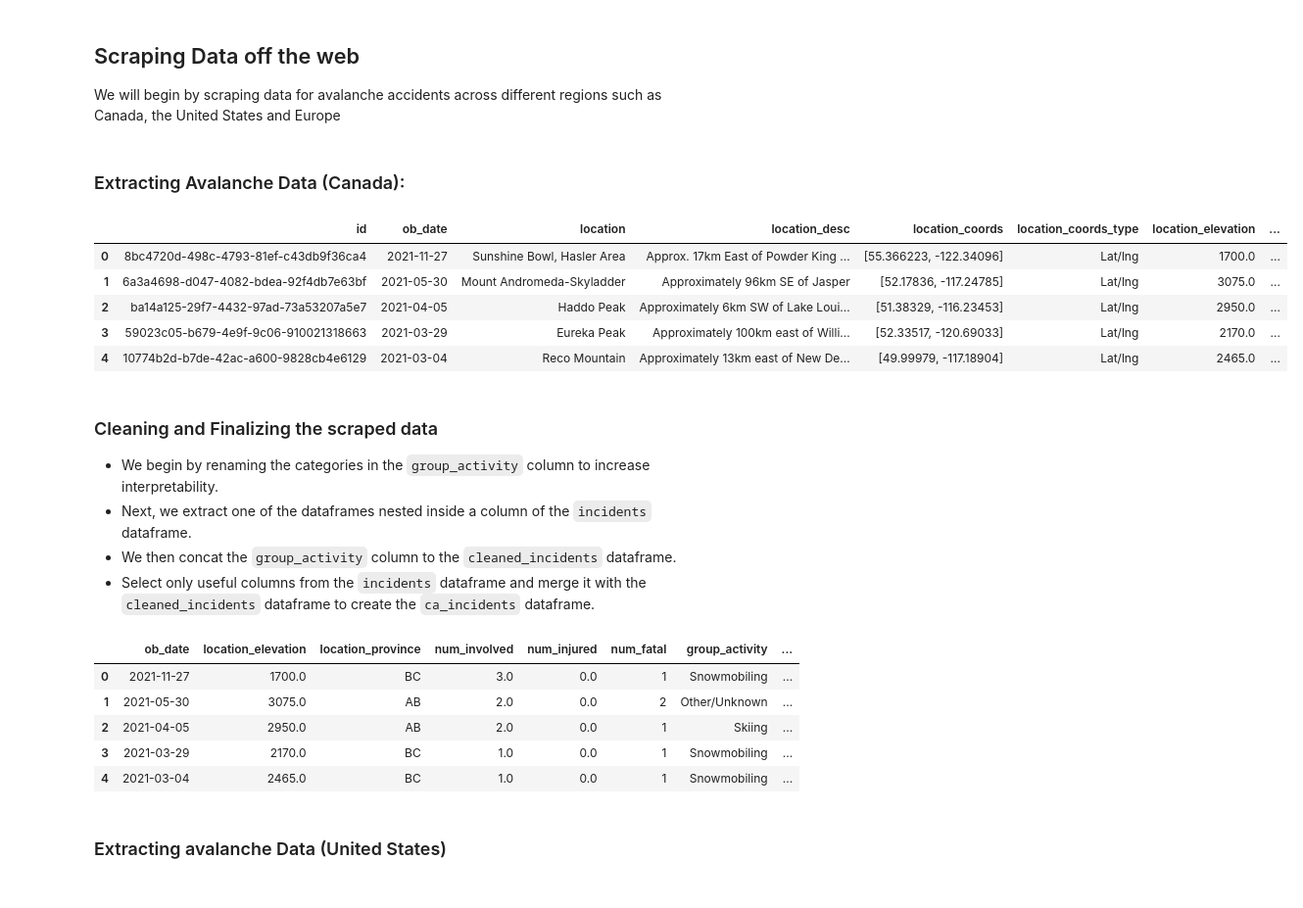
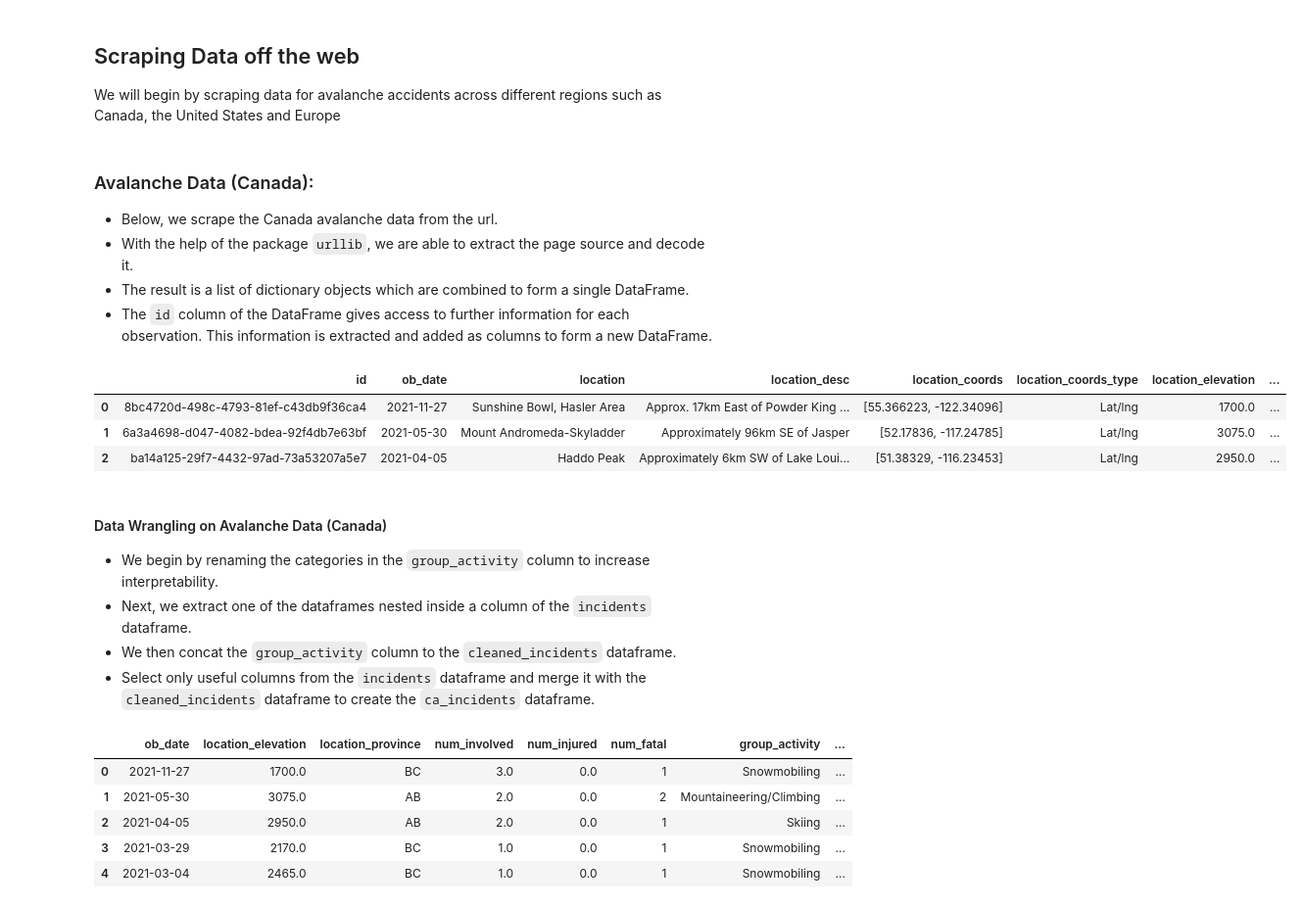
Before and after one commit to omertahi/avalanche_accidents, a Jupyter notebook: Project.ipynb, the cells around one changed output. Shown at 98% size. Cells and saved outputs as stored; diff of their text form; code cells hidden in the pictures.

```diff
--- a/Project.ipynb
+++ b/Project.ipynb
@@ -36,38 +36,56 @@ from itertools import chain
 
 We will begin by scraping data for avalanche accidents across different regions such as Canada, the United States and Europe
 # %% [markdown]
-### Extracting Avalanche Data (Canada):
+### Avalanche Data (Canada):
+
+* Below, we scrape the Canada avalanche data from the url.
+* With the help of the package `urllib`, we are able to extract the page source and decode it.
+* The result is a list of dictionary objects which are combined to form a single DataFrame.
+* The `id` column of the DataFrame gives access to further information for each observation. This information is extracted and added as columns to form a new DataFrame.
 # %%
+# Incidents
+url = "http://incidents.avalanche.ca/public/incidents/?format=json"
+req = urllib.request.Request(url)
+
+with urllib.request.urlopen(req) as response:
+    result = json.loads(response.read().decode('utf-8'))
+incident_list = result["results"]
+
+while (result["next"] != None):
+    req = urllib.request.Request(result["next"])
+    with urllib.request.urlopen(req) as response:
+        result = json.loads(response.read().decode('utf-8'))
+    incident_list = incident_list + result["results"]
+incidents_brief = pd.DataFrame.from_dict(incident_list,orient="columns")
+
 # We can get more information about these incidents e.g. "https://www.avalanche.ca/incidents/37d909e4-c6de-43f1-8416-57a34cd48255"
 # this information is also available through the API
 def get_incident_details(id):
     url = "http://incidents.avalanche.ca/public/incidents/{}?format=json".format(id)
     req = urllib.request.Request(url)
     with urllib.request.urlopen(req) as response:
         result = json.loads(response.read().decode('utf-8'))
     return(result)
 
 incidentsfile = "https://datascience.quantecon.org/assets/data/avalanche_incidents.csv"
 
 # To avoid loading the avalanche Canada servers, we save the incident details locally.
 if (not os.path.isfile(incidentsfile)):
     incident_detail_list = incidents_brief.id.apply(get_incident_details).to_list()
     incidents = pd.DataFrame.from_dict(incident_detail_list, orient="columns")
     incidents.to_csv(incidentsfile)
 else:
     incidents = pd.read_csv(incidentsfile)
 
 with pd.option_context('display.max_rows', None, 'display.max_columns', None):
-  display(incidents.head())
+    display(incidents.head(3))
 # %% [output]
 |  | id | ob_date | location | location_desc | location_coords | location_coords_type | location_elevation | ... |
 | 0 | 8bc4720d-498c-4793-81ef-c43db9f36ca4 | 2021-11-27 | Sunshine Bowl, Hasler Area | Approx. 17km East of Powder King ... | [55.366223, -122.34096] | Lat/lng | 1700.0 | ... |
 | 1 | 6a3a4698-d047-4082-bdea-92f4db7e63bf | 2021-05-30 | Mount Andromeda-Skyladder | Approximately 96km SE of Jasper | [52.17836, -117.24785] | Lat/lng | 3075.0 | ... |
 | 2 | ba14a125-29f7-4432-97ad-73a53207a5e7 | 2021-04-05 | Haddo Peak | Approximately 6km SW of Lake Loui... | [51.38329, -116.23453] | Lat/lng | 2950.0 | ... |
-| 3 | 59023c05-b679-4e9f-9c06-910021318663 | 2021-03-29 | Eureka Peak | Approximately 100km east of Willi... | [52.33517, -120.69033] | Lat/lng | 2170.0 | ... |
-| 4 | 10774b2d-b7de-42ac-a600-9828cb4e6129 | 2021-03-04 | Reco Mountain | Approximately 13km east of New De... | [49.99979, -117.18904] | Lat/lng | 2465.0 | ... |
 # %% [markdown]
-### Cleaning and Finalizing the scraped data
+#### Data Wrangling on Avalanche Data (Canada)
 
 * We begin by renaming the categories in the `group_activity` column to increase interpretability.
 * Next, we extract one of the dataframes nested inside a column of the `incidents` dataframe.
@@ -75,16 +93,19 @@ with pd.option_context('display.max_rows', None, 'display.max_columns', None):
 * Select only useful columns from the `incidents` dataframe and merge it with the `cleaned_incidents` dataframe to create the `ca_incidents` dataframe.
 # %%
 # clean up activity names
-skiings = ['Skiing', 'Skiing/Snowboarding', 'Snowboarding', 'Backcountry Skiing', 'Ski touring', 'Heliskiing',
-           'Mechanized Skiing', 'Out-of-bounds Skiing', 'Lift Skiing Closed', 'Lift Skiing Open', 'Out-of-Bounds Skiing']
-
-mountaineering_and_climbing = ['Mountaineering', 'Snow Biking', 'Snowshoeing', 'Ice Climbing', 'Snowshoeing & Hiking']
-
+skiings = ['Skiing', 'Skiing/Snowboarding', 'Snowboarding',
+           'Backcountry Skiing', 'Ski touring', 'Heliskiing',
+           'Mechanized Skiing', 'Out-of-bounds Skiing',
+           'Lift Skiing Closed', 'Lift Skiing Open', 'Out-of-Bounds Skiing']
+mountaineering_and_climbing = ['Mountaineering',
+                               'Snow Biking',
+                               'Snowshoeing',
+                               'Ice Climbing',
+                               'Snowshoeing & Hiking']
 snowmobiling = ['Snowmobiling']
-
-non_leisure = ['Work', 'At Outdoor Worksite', 'Control Work', 'Inside Building', 'Car/Truck on Road',
+non_leisure = ['Work', 'At Outdoor Worksite', 'Control Work',
+               'Inside Building', 'Car/Truck on Road',
                'Inside Car/Truck on Road', 'Outside Building']
-
 other_or_unknown= ['Other Recreational', 'Hunting/Fishing', 'Unknown',]
 
 def clean_activity(s):
@@ -107,15 +128,17 @@ def clean_activity(s):
 
 incidents['group_activity'] = incidents['group_activity'].apply(clean_activity)
 
+# Drop a duplicated coloumn
 cleaned_incidents = (pd.DataFrame(chain.from_iterable(incidents.avalanche_obs))
                      .drop(columns=['observation_date'])
                     )
-
+# Select only the columns with the variables of interest
 ca_incidents = (incidents
                 .iloc[:,[1,6,7,8,9,10,12]]
                 .merge(cleaned_incidents, left_index=True, right_index=True)
                )
 
+# Clean up type column
 slab = ['S','CS','Slab']
 unknown = ['U', 'Unkown', '']
 loose = ['Loose', 'L']
@@ -138,13 +161,11 @@ def clean_type(s):
 ca_incidents['type'] = ca_incidents['type'].apply(clean_type)
 
 with pd.option_context('display.max_rows', None, 'display.max_columns', None):
-  display(ca_incidents.head())
+    display(ca_incidents.head())
 # %% [output]
 |  | ob_date | location_elevation | location_province | num_involved | num_injured | num_fatal | group_activity | ... |
 | 0 | 2021-11-27 | 1700.0 | BC | 3.0 | 0.0 | 1 | Snowmobiling | ... |
-| 1 | 2021-05-30 | 3075.0 | AB | 2.0 | 0.0 | 2 | Other/Unknown | ... |
+| 1 | 2021-05-30 | 3075.0 | AB | 2.0 | 0.0 | 2 | Mountaineering/Climbing | ... |
 | 2 | 2021-04-05 | 2950.0 | AB | 2.0 | 0.0 | 1 | Skiing | ... |
 | 3 | 2021-03-29 | 2170.0 | BC | 1.0 | 0.0 | 1 | Snowmobiling | ... |
 | 4 | 2021-03-04 | 2465.0 | BC | 1.0 | 0.0 | 1 | Snowmobiling | ... |
-# %% [markdown]
-### Extracting avalanche Data (United States)
```
Also changed, not shown: parts of 9 cells of this notebook.
